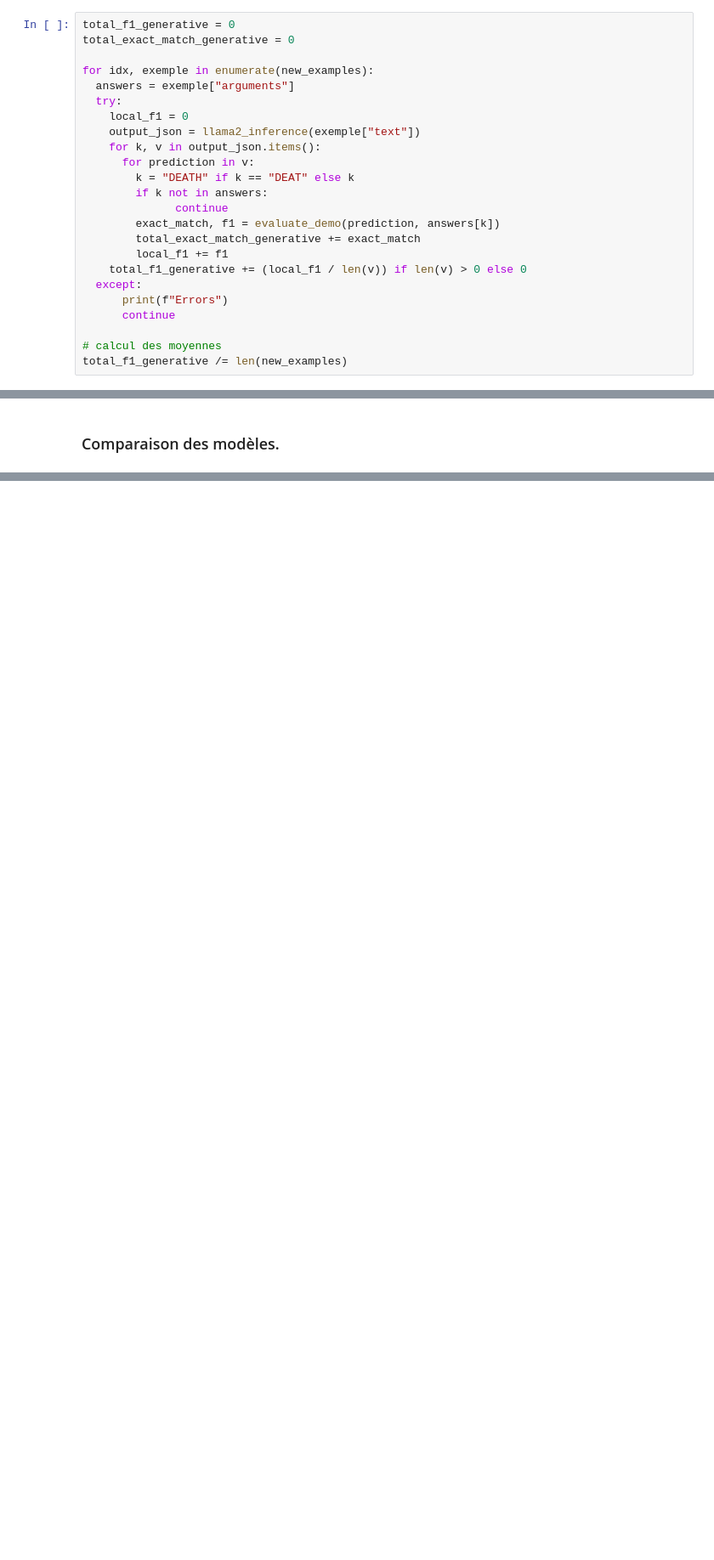
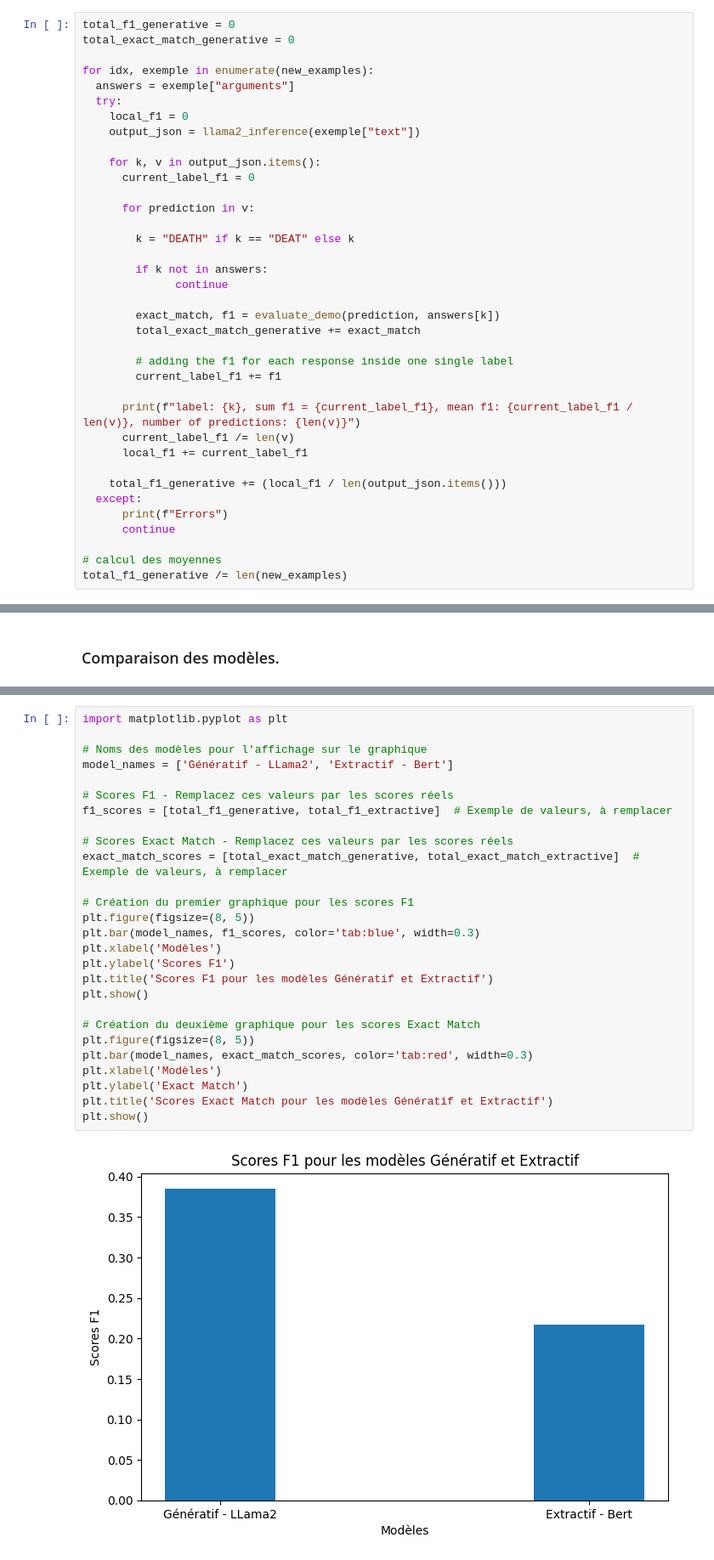
Before and after one commit to iyoussef1079/Travaux-pratiques-NLP, a Jupyter notebook: tp3_2023/incident_analysis_collab.ipynb, the cells around one changed output, grey strips where cells are left out. Shown at 85% size. Drawn from its saved outputs; the diff is of its cells as text; blank space fills up the shorter version.

```diff
--- a/tp3_2023/incident_analysis_collab.ipynb
+++ b/tp3_2023/incident_analysis_collab.ipynb
@@ -662,15 +666,28 @@ for idx, exemple in enumerate(new_examples):
   try:
     local_f1 = 0
     output_json = llama2_inference(exemple["text"])
+
     for k, v in output_json.items():
+      current_label_f1 = 0
+
       for prediction in v:
+
         k = "DEATH" if k == "DEAT" else k
+
         if k not in answers:
               continue
+
         exact_match, f1 = evaluate_demo(prediction, answers[k])
         total_exact_match_generative += exact_match
-        local_f1 += f1
-    total_f1_generative += (local_f1 / len(v)) if len(v) > 0 else 0
+
+        # adding the f1 for each response inside one single label
+        current_label_f1 += f1
+
+      print(f"label: {k}, sum f1 = {current_label_f1}, mean f1: {current_label_f1 / len(v)}, number of predictions: {len(v)}")
+      current_label_f1 /= len(v)
+      local_f1 += current_label_f1
+
+    total_f1_generative += (local_f1 / len(output_json.items()))
   except:
       print(f"Errors")
       continue
@@ -726,0 +723,29 @@ plt.show()
+# %%
+import matplotlib.pyplot as plt
+
+# Noms des modèles pour l'affichage sur le graphique
+model_names = ['Génératif - LLama2', 'Extractif - Bert']
+
+# Scores F1 - Remplacez ces valeurs par les scores réels
+f1_scores = [total_f1_generative, total_f1_extractive]  # Exemple de valeurs, à remplacer
+
+# Scores Exact Match - Remplacez ces valeurs par les scores réels
+exact_match_scores = [total_exact_match_generative, total_exact_match_extractive]  # Exemple de valeurs, à remplacer
+
+# Création du premier graphique pour les scores F1
+plt.figure(figsize=(8, 5))
+plt.bar(model_names, f1_scores, color='tab:blue', width=0.3)
+plt.xlabel('Modèles')
+plt.ylabel('Scores F1')
+plt.title('Scores F1 pour les modèles Génératif et Extractif')
+plt.show()
+
+# Création du deuxième graphique pour les scores Exact Match
+plt.figure(figsize=(8, 5))
+plt.bar(model_names, exact_match_scores, color='tab:red', width=0.3)
+plt.xlabel('Modèles')
+plt.ylabel('Exact Match')
+plt.title('Scores Exact Match pour les modèles Génératif et Extractif')
+plt.show()
+# %% [output]
+[figure, added]
```
Also changed, not shown: parts of 12 cells of this notebook.
